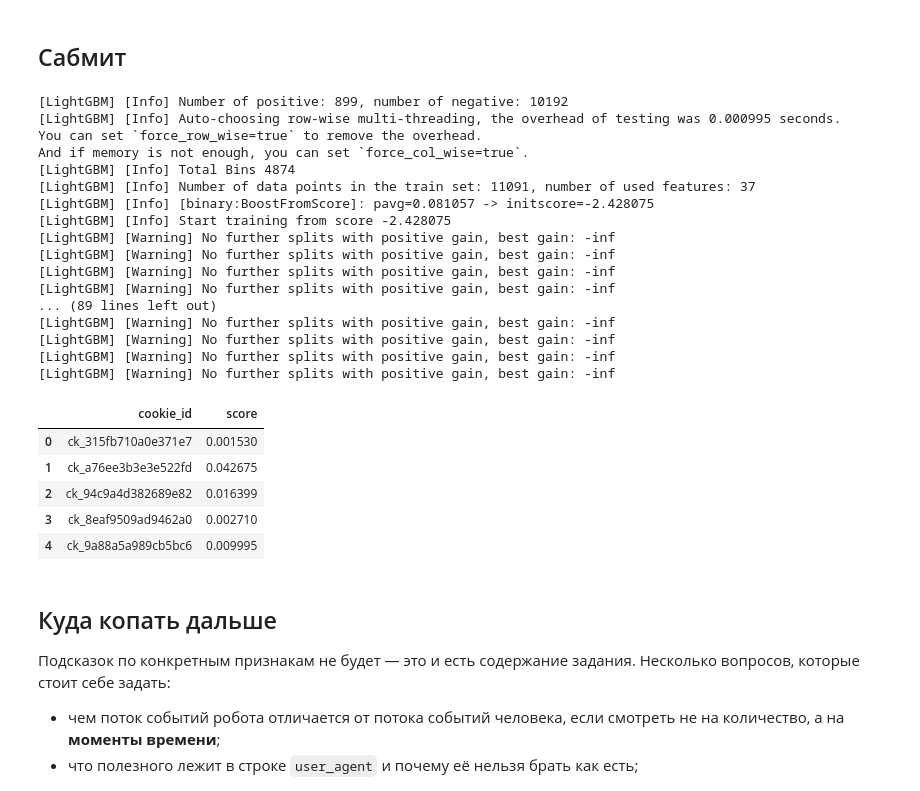
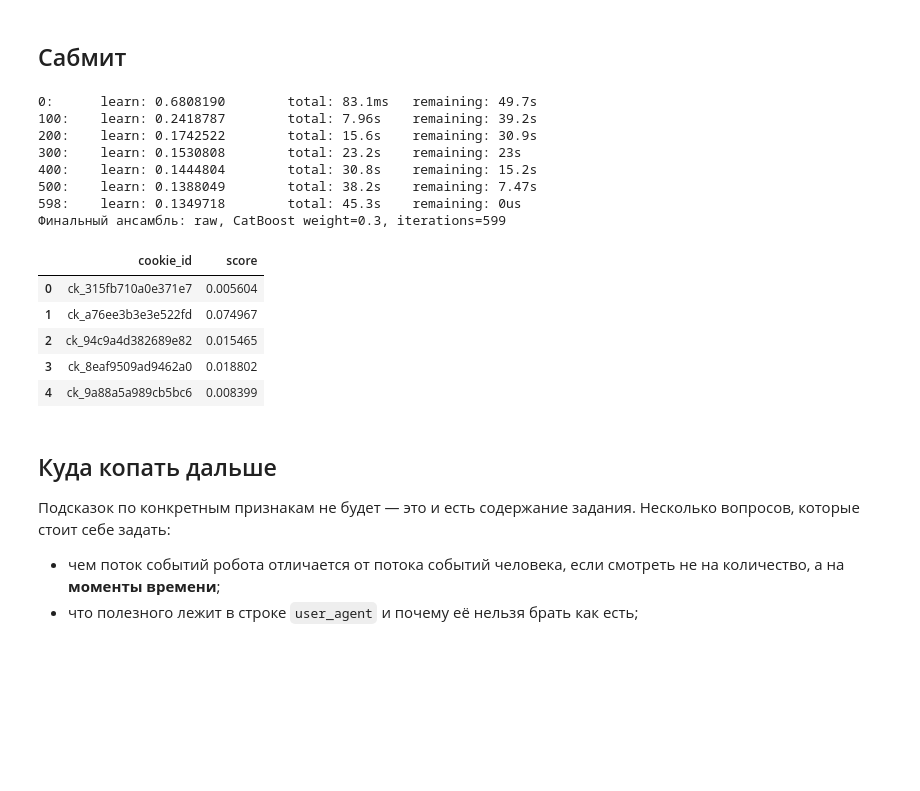
Before and after one commit to leaderpartiii/avito-bootcamp-fall, a Jupyter notebook: quickstart.ipynb, the cells around one changed output. Cells and saved outputs as stored; diff of their text form; code cells hidden in the pictures; blank space fills up the shorter version.

Commit message:
first submit catboost lightgbm

```diff
--- a/quickstart.ipynb
+++ b/quickstart.ipynb
@@ -177,11 +273,13 @@ X_val_fold, y_val_fold = Xtr.loc[is_valid, feature_cols], ytr[is_valid]
 model = lgb.LGBMClassifier(
     n_estimators=400,
     learning_rate=0.03,
-    max_depth=6,
+    max_depth=7,
     num_leaves=31,
     subsample=0.8,
     colsample_bytree=0.8,
-    random_state=42
+    random_state=42,
+    force_col_wise=True,
+    n_jobs=-1,
 )
 
 model.fit(X_train_fold, y_train_fold)
@@ -210,38 +390,55 @@ P@R0.7 на валидации: 0.4934
 # %% [markdown]
 ## Сабмит
 # %%
+# Обучаем обе модели на всём train и смешиваем их предсказания.
 model.fit(Xtr[feature_cols], ytr)
-sub = pd.DataFrame({
-    'cookie_id': Xte.cookie_id,
-    'score': model.predict_proba(Xte[feature_cols])[:, 1],
-})
+lgb_test_preds = model.predict_proba(Xte[feature_cols])[:, 1]
+
+cat_iterations = max(1, cat_model.get_best_iteration() + 1)
+X_full_cb = Xtr[catboost_feature_cols].copy()
+X_test_cb = Xte[catboost_feature_cols].copy()
+X_full_cb[cat_feature_cols + text_feature_cols] = X_full_cb[cat_feature_cols + text_feature_cols].fillna('__MISSING__').astype(str)
+X_test_cb[cat_feature_cols + text_feature_cols] = X_test_cb[cat_feature_cols + text_feature_cols].fillna('__MISSING__').astype(str)
+
+cat_model_full = CatBoostClassifier(
+    iterations=cat_iterations,
+    depth=8,
+    learning_rate=0.01,
+    loss_function='Logloss',
+    random_seed=42,
+    l2_leaf_reg=3,
+    thread_count=-1,
+    allow_writing_files=False,
+    verbose=100
+)
+cat_model_full.fit(X_full_cb, ytr, cat_features=cat_indices, text_features=text_indices, verbose=100)
+cat_test_preds = cat_model_full.predict_proba(X_test_cb)[:, 1]
+
+if ensemble_mode == 'rank':
+    ensemble_score = ensemble_cat_weight * rank01(cat_test_preds) + (1 - ensemble_cat_weight) * rank01(lgb_test_preds)
+else:
+    ensemble_score = ensemble_cat_weight * cat_test_preds + (1 - ensemble_cat_weight) * lgb_test_preds
+
+sub = pd.DataFrame({'cookie_id': Xte.cookie_id, 'score': ensemble_score})
 assert len(sub) == len(test) and sub.score.between(0, 1).all()
 sub.to_csv('submission.csv', index=False)
+print(f'Финальный ансамбль: {ensemble_mode}, CatBoost weight={ensemble_cat_weight:.1f}, iterations={cat_iterations}')
 sub.head()
 # %% [output]
-[LightGBM] [Info] Number of positive: 899, number of negative: 10192
-[LightGBM] [Info] Auto-choosing row-wise multi-threading, the overhead of testing was 0.000995 seconds.
-You can set `force_row_wise=true` to remove the overhead.
-And if memory is not enough, you can set `force_col_wise=true`.
-[LightGBM] [Info] Total Bins 4874
-[LightGBM] [Info] Number of data points in the train set: 11091, number of used features: 37
-[LightGBM] [Info] [binary:BoostFromScore]: pavg=0.081057 -> initscore=-2.428075
-[LightGBM] [Info] Start training from score -2.428075
-[LightGBM] [Warning] No further splits with positive gain, best gain: -inf
-[LightGBM] [Warning] No further splits with positive gain, best gain: -inf
-[LightGBM] [Warning] No further splits with positive gain, best gain: -inf
-[LightGBM] [Warning] No further splits with positive gain, best gain: -inf
-... (89 lines left out)
-[LightGBM] [Warning] No further splits with positive gain, best gain: -inf
-[LightGBM] [Warning] No further splits with positive gain, best gain: -inf
-[LightGBM] [Warning] No further splits with positive gain, best gain: -inf
-[LightGBM] [Warning] No further splits with positive gain, best gain: -inf
+0:      learn: 0.6808190        total: 83.1ms   remaining: 49.7s
+100:    learn: 0.2418787        total: 7.96s    remaining: 39.2s
+200:    learn: 0.1742522        total: 15.6s    remaining: 30.9s
+300:    learn: 0.1530808        total: 23.2s    remaining: 23s
+400:    learn: 0.1444804        total: 30.8s    remaining: 15.2s
+500:    learn: 0.1388049        total: 38.2s    remaining: 7.47s
+598:    learn: 0.1349718        total: 45.3s    remaining: 0us
+Финальный ансамбль: raw, CatBoost weight=0.3, iterations=599
 |  | cookie_id | score |
-| 0 | ck_315fb710a0e371e7 | 0.001530 |
-| 1 | ck_a76ee3b3e3e522fd | 0.042675 |
-| 2 | ck_94c9a4d382689e82 | 0.016399 |
-| 3 | ck_8eaf9509ad9462a0 | 0.002710 |
-| 4 | ck_9a88a5a989cb5bc6 | 0.009995 |
+| 0 | ck_315fb710a0e371e7 | 0.005604 |
+| 1 | ck_a76ee3b3e3e522fd | 0.074967 |
+| 2 | ck_94c9a4d382689e82 | 0.015465 |
+| 3 | ck_8eaf9509ad9462a0 | 0.018802 |
+| 4 | ck_9a88a5a989cb5bc6 | 0.008399 |
 # %% [markdown]
 ## Куда копать дальше
 
```
Also changed, not shown: parts of 8 cells of this notebook, 3 other files.
